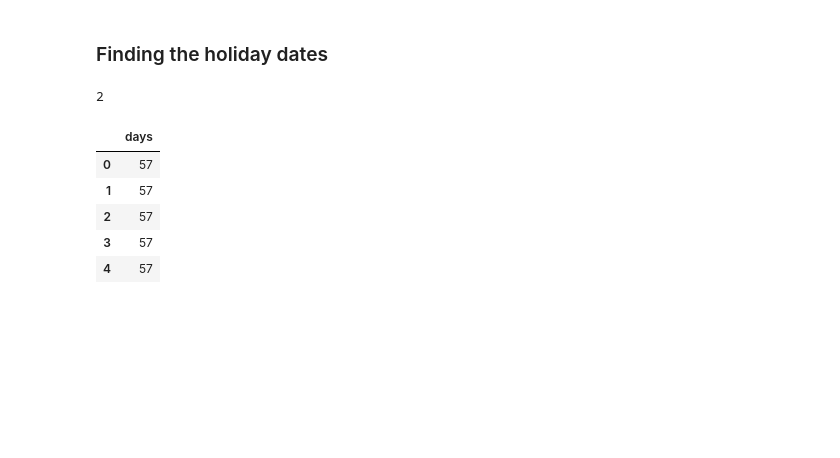
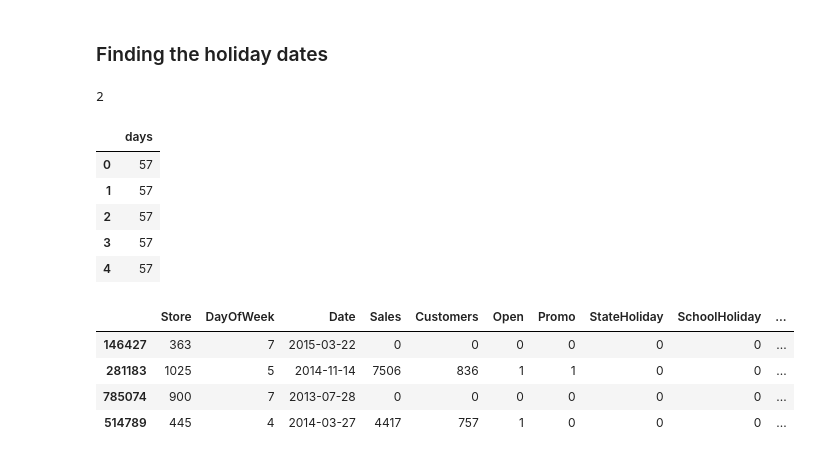
Before and after one commit to Caphace-Ethan/Pharmaceutical-Sales-Prediction, a Jupyter notebook: notebooks/Prediction_of_store_sales.ipynb, the cells around one changed output. Saved outputs shown, nothing was run; the diff lists cells and outputs as text; code cells hidden in the pictures; blank space fills up the shorter version.

Commit message:
Adding logging to notebook

```diff
--- a/notebooks/Prediction_of_store_sales.ipynb
+++ b/notebooks/Prediction_of_store_sales.ipynb
@@ -360,14 +360,18 @@ train_data.sample(5)
 # %% [markdown]
 ### Finding the holiday dates
 # %%
-holiday_dates = train_data[(train_data['StateHoliday'] != '0') & (train_data['SchoolHoliday'] != '0')]
-date_list = holiday_dates.Date.dt.strftime("%y,%m,%d").unique()
-list_date = []
-for date_item in date_list:
-    list_date.append(datetime.strptime(date_item, '%y,%m,%d'))
+try:
+    holiday_dates = train_data[(train_data['StateHoliday'] != '0') & (train_data['SchoolHoliday'] != '0')]
+    date_list = holiday_dates.Date.dt.strftime("%y,%m,%d").unique()
+    list_date = []
+    for date_item in date_list:
+        list_date.append(datetime.strptime(date_item, '%y,%m,%d'))
+
+except Exception as e:
+    print(e)
+    logging.exception(f"Exception occured in extracting days from/to holiday Features and adding to dataset, Exception:{e}")
 
 # list_date
-# 2015, 6, 4, 0, 0, 2014, 9, 22, 0, 0, 2015, 1, 6, 0, 0
 # %%
 from datetime import datetime
 def nearest_date(items,pivot):
@@ -385,10 +388,15 @@ def nearest_date(items,pivot):
 2
 # %%
 df = pd.DataFrame()
-date_list1 = train_data.Date.dt.strftime("%y,%m,%d")
-list2 = []
-for list1 in date_list1:
-    list2.append(nearest_date(list_date, datetime.strptime(list1, '%y,%m,%d')))
+try:
+
+    date_list1 = train_data.Date.dt.strftime("%y,%m,%d")
+    list2 = []
+    for list1 in date_list1:
+        list2.append(nearest_date(list_date, datetime.strptime(list1, '%y,%m,%d')))
+except Exception as e:
+    print(e)
+    logging.exception(f"Exception occured in extracting days from/to holiday Features, Exception:{e}")
 # %%
 df = pd.DataFrame(list(zip(list2)), columns =['days'])
 df.head()
@@ -405,0 +410,16 @@ train_data.sample(4)
+# %%
+# Adding days to/from holiday
+try:
+
+    train_data['days_to_from_hol'] = df['days']
+    train_data.sample(4)
+    logging.info(f"Adding days_to/from holiday to train dataset, successfully")
+except Exception as e:
+    print(e)
+    logging.exception(f"Exception occured while adding days_to/from holiday to train dataset, Exception:{e}")
+# %% [output]
+|  | Store | DayOfWeek | Date | Sales | Customers | Open | Promo | StateHoliday | SchoolHoliday | ... |
+| 146427 | 363 | 7 | 2015-03-22 | 0 | 0 | 0 | 0 | 0 | 0 | ... |
+| 281183 | 1025 | 5 | 2014-11-14 | 7506 | 836 | 1 | 1 | 0 | 0 | ... |
+| 785074 | 900 | 7 | 2013-07-28 | 0 | 0 | 0 | 0 | 0 | 0 | ... |
+| 514789 | 445 | 4 | 2014-03-27 | 4417 | 757 | 1 | 0 | 0 | 0 | ... |
```
Also changed, not shown: parts of 2 cells of this notebook.
